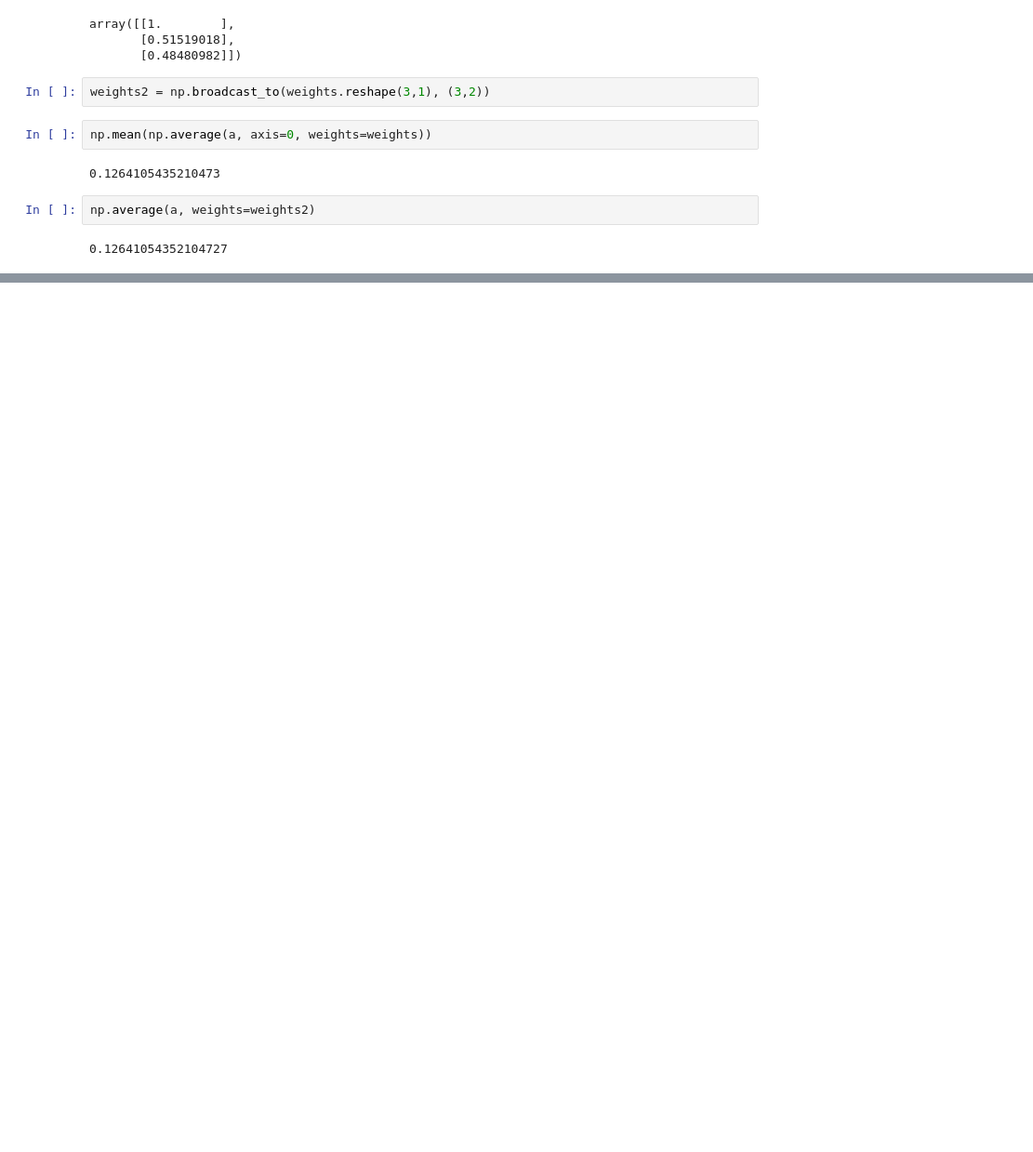
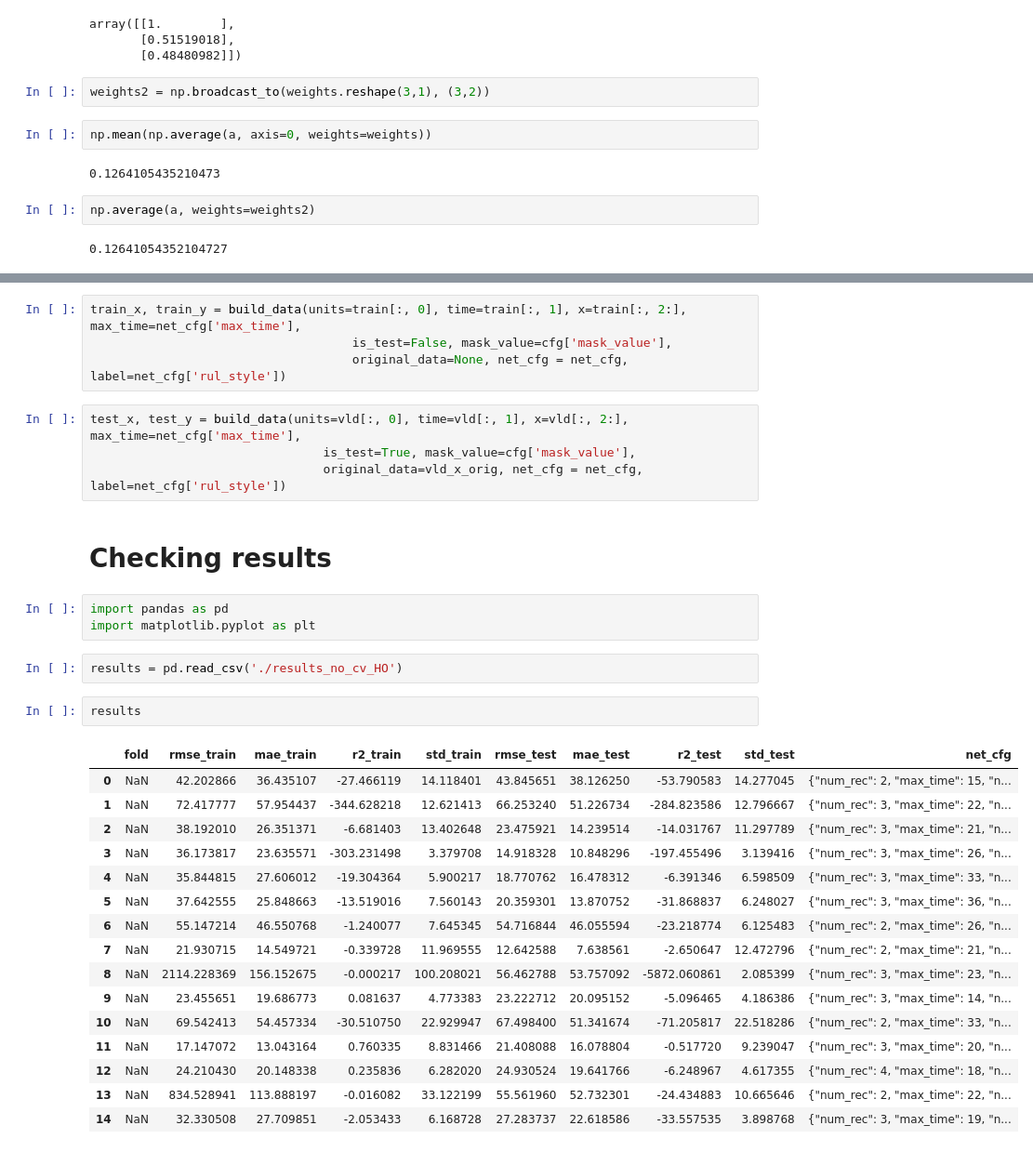
Before and after one commit to MariosKef/RULe, a Jupyter notebook: tests.ipynb, the cells around one changed output, grey strips where cells are left out. Shown at 93% size. Drawn from its saved outputs; the diff is of its cells as text; blank space fills up the shorter version.

```diff
--- a/tests.ipynb
+++ b/tests.ipynb
@@ -147,0 +228,34 @@ np.average(a, weights=weights2)
+# %%
+train_x, train_y = build_data(units=train[:, 0], time=train[:, 1], x=train[:, 2:], max_time=net_cfg['max_time'],
+                                    is_test=False, mask_value=cfg['mask_value'],
+                                    original_data=None, net_cfg = net_cfg, label=net_cfg['rul_style'])
+# %%
+test_x, test_y = build_data(units=vld[:, 0], time=vld[:, 1], x=vld[:, 2:], max_time=net_cfg['max_time'],
+                                is_test=True, mask_value=cfg['mask_value'],
+                                original_data=vld_x_orig, net_cfg = net_cfg, label=net_cfg['rul_style'])
+# %% [markdown]
+# Checking results
+# %%
+import pandas as pd
+import matplotlib.pyplot as plt
+# %%
+results = pd.read_csv('./results_no_cv_HO')
+# %%
+results
+# %% [output]
+|  | fold | rmse_train | mae_train | r2_train | std_train | rmse_test | mae_test | r2_test | std_test | net_cfg |
+| 0 | NaN | 42.202866 | 36.435107 | -27.466119 | 14.118401 | 43.845651 | 38.126250 | -53.790583 | 14.277045 | {"num_rec": 2, "max_time": 15, "n... |
+| 1 | NaN | 72.417777 | 57.954437 | -344.628218 | 12.621413 | 66.253240 | 51.226734 | -284.823586 | 12.796667 | {"num_rec": 3, "max_time": 22, "n... |
+| 2 | NaN | 38.192010 | 26.351371 | -6.681403 | 13.402648 | 23.475921 | 14.239514 | -14.031767 | 11.297789 | {"num_rec": 3, "max_time": 21, "n... |
+| 3 | NaN | 36.173817 | 23.635571 | -303.231498 | 3.379708 | 14.918328 | 10.848296 | -197.455496 | 3.139416 | {"num_rec": 3, "max_time": 26, "n... |
+| 4 | NaN | 35.844815 | 27.606012 | -19.304364 | 5.900217 | 18.770762 | 16.478312 | -6.391346 | 6.598509 | {"num_rec": 3, "max_time": 33, "n... |
+| 5 | NaN | 37.642555 | 25.848663 | -13.519016 | 7.560143 | 20.359301 | 13.870752 | -31.868837 | 6.248027 | {"num_rec": 3, "max_time": 36, "n... |
+| 6 | NaN | 55.147214 | 46.550768 | -1.240077 | 7.645345 | 54.716844 | 46.055594 | -23.218774 | 6.125483 | {"num_rec": 2, "max_time": 26, "n... |
+| 7 | NaN | 21.930715 | 14.549721 | -0.339728 | 11.969555 | 12.642588 | 7.638561 | -2.650647 | 12.472796 | {"num_rec": 2, "max_time": 21, "n... |
+| 8 | NaN | 2114.228369 | 156.152675 | -0.000217 | 100.208021 | 56.462788 | 53.757092 | -5872.060861 | 2.085399 | {"num_rec": 3, "max_time": 23, "n... |
+| 9 | NaN | 23.455651 | 19.686773 | 0.081637 | 4.773383 | 23.222712 | 20.095152 | -5.096465 | 4.186386 | {"num_rec": 3, "max_time": 14, "n... |
+| 10 | NaN | 69.542413 | 54.457334 | -30.510750 | 22.929947 | 67.498400 | 51.341674 | -71.205817 | 22.518286 | {"num_rec": 2, "max_time": 33, "n... |
+| 11 | NaN | 17.147072 | 13.043164 | 0.760335 | 8.831466 | 21.408088 | 16.078804 | -0.517720 | 9.239047 | {"num_rec": 3, "max_time": 20, "n... |
+| 12 | NaN | 24.210430 | 20.148338 | 0.235836 | 6.282020 | 24.930524 | 19.641766 | -6.248967 | 4.617355 | {"num_rec": 4, "max_time": 18, "n... |
+| 13 | NaN | 834.528941 | 113.888197 | -0.016082 | 33.122199 | 55.561960 | 52.732301 | -24.434883 | 10.665646 | {"num_rec": 2, "max_time": 22, "n... |
+| 14 | NaN | 32.330508 | 27.709851 | -2.053433 | 6.168728 | 27.283737 | 22.618586 | -33.557535 | 3.898768 | {"num_rec": 3, "max_time": 19, "n... |
```
Also changed, not shown: parts of 35 cells of this notebook, 1 other file.
